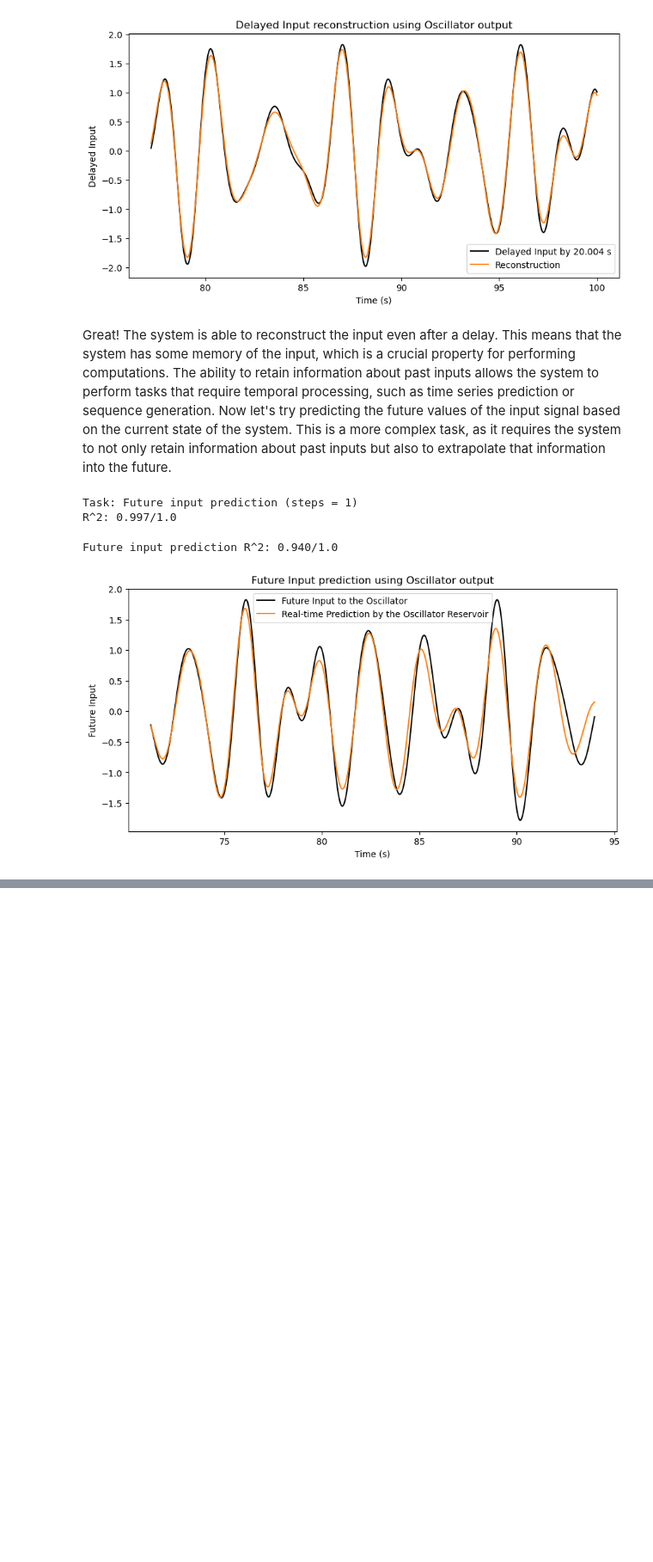
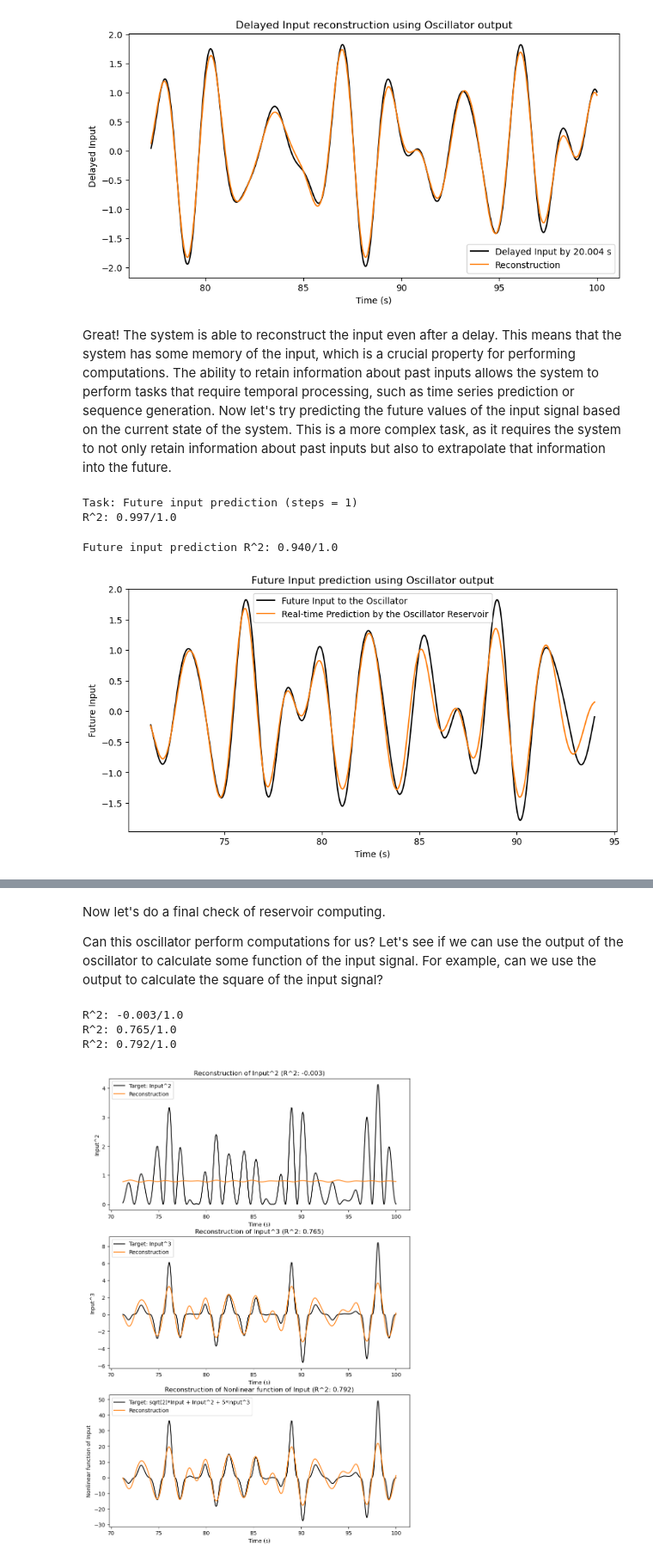
Before and after one commit to apoorvakhairnar/the_curious_notebook, a Jupyter notebook: modules/dynamics_that_compute/01_coupled_oscillator_reservoir/notebook.ipynb, the cells around one changed output, grey strips where cells are left out. Shown at 86% size. Cells and saved outputs as stored; diff of their text form; code cells hidden in the pictures; blank space fills up the shorter version.

```diff
--- a/modules/dynamics_that_compute/01_coupled_oscillator_reservoir/notebook.ipynb
+++ b/modules/dynamics_that_compute/01_coupled_oscillator_reservoir/notebook.ipynb
@@ -675,0 +682,56 @@ Future input prediction R^2: 0.940/1.0
+# %% [markdown]
+Now let's do a final check of reservoir computing.
+
+Can this oscillator perform computations for us? Let's see if we can use the output of the oscillator to calculate some function of the input signal. For example, can we use the output to calculate the square of the input signal?
+# %%
+train_fraction = 0.7
+ridge_alpha = 2
+
+# Square of the input signal
+u_target_1 = u_eval**2
+# Cube of the input signal
+u_target_2 = u_eval**3
+
+# Sum of nonlinear functions of the input signal
+u_target_sum = np.sqrt(2) * u_eval + u_eval**2 + 5*u_eval**3
+
+n_samples_1 = len(u_target_1)
+n_samples_2 = len(u_target_2)
+n_samples_sum = len(u_target_sum)
+
+train_size_1 = int(train_fraction * n_samples_1)
+train_size_2 = int(train_fraction * n_samples_2)
+train_size_sum = int(train_fraction * n_samples_sum)
+
+y_test_1, y_pred_1, score_1, _ = __fit__(X_eval, u_target_1, train_size_1, ridge_alpha)
+y_test_2, y_pred_2, score_2, _ = __fit__(X_eval, u_target_2, train_size_2, ridge_alpha)
+y_test_sum, y_pred_sum, score_sum, _ = __fit__(X_eval, u_target_sum, train_size_sum, ridge_alpha)
+
+fig, ax = plt.subplots(3, 1, figsize=(10, 15))
+ax[0].plot(sol.t[washout + train_size_1 : washout + n_samples_1], y_test_1.T, label="Target: Input^2", color="black", linewidth=1.5)
+ax[0].plot(sol.t[washout + train_size_1 : washout + n_samples_1], y_pred_1.T, label="Reconstruction", color="tab:orange")
+ax[0].set_title(f"Reconstruction of Input^2 (R^2: {score_1:.3f})")
+ax[0].set_ylabel("Input^2")
+ax[0].set_xlabel("Time (s)")
+ax[0].legend()
+
+ax[1].plot(sol.t[washout + train_size_2 : washout + n_samples_2], y_test_2.T, label="Target: Input^3", color="black", linewidth=1.5)
+ax[1].plot(sol.t[washout + train_size_2 : washout + n_samples_2], y_pred_2.T, label="Reconstruction", color="tab:orange")
+ax[1].set_title(f"Reconstruction of Input^3 (R^2: {score_2:.3f})")
+ax[1].set_ylabel("Input^3")
+ax[1].set_xlabel("Time (s)")
+ax[1].legend()
+
+ax[2].plot(sol.t[washout + train_size_sum : washout + n_samples_sum], y_test_sum.T, label="Target: sqrt(2)*Input + Input^2 + 5*Input^3", color="black", linewidth=1.5)
+ax[2].plot(sol.t[washout + train_size_sum : washout + n_samples_sum], y_pred_sum.T, label="Reconstruction", color="tab:orange")
+ax[2].set_title(f"Reconstruction of Nonlinear function of Input (R^2: {score_sum:.3f})")
+ax[2].set_ylabel("Nonlinear function of Input")
+ax[2].set_xlabel("Time (s)")
+ax[2].legend()
+
+plt.show()
+# %% [output]
+R^2: -0.003/1.0
+R^2: 0.765/1.0
+R^2: 0.792/1.0
+[figure, added]
```
Also changed, not shown: parts of 3 cells of this notebook.
